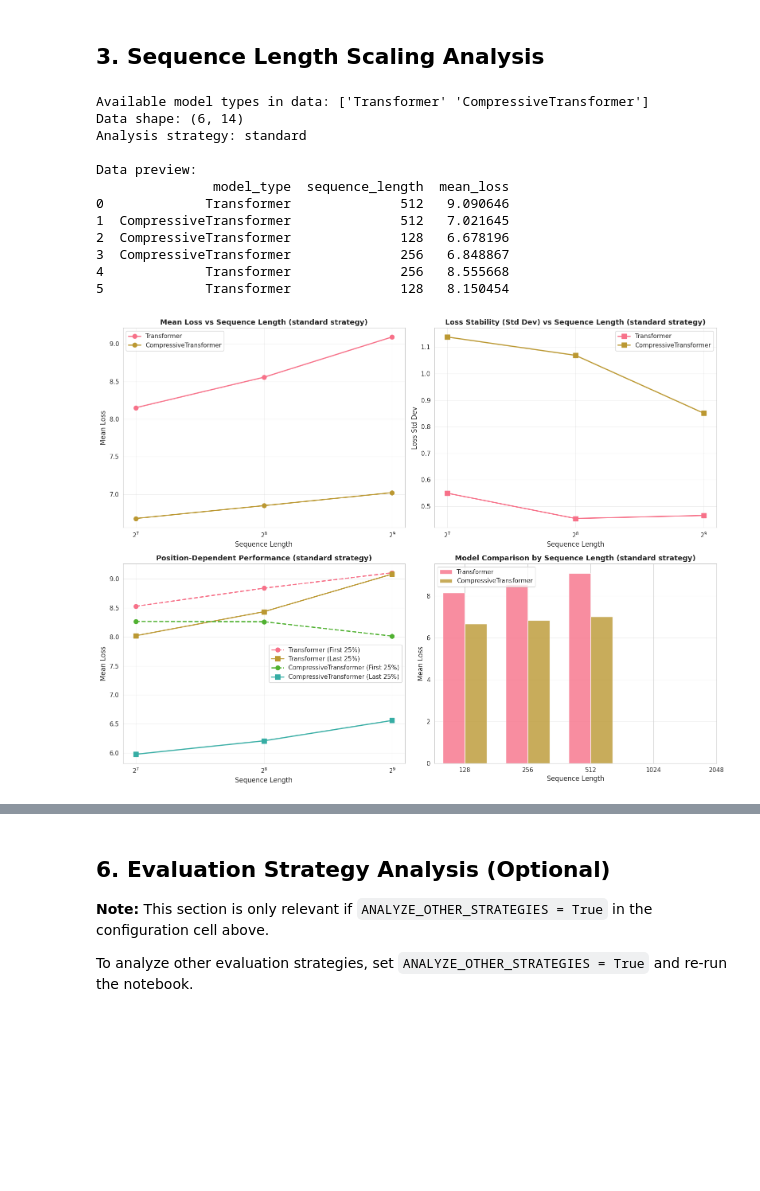
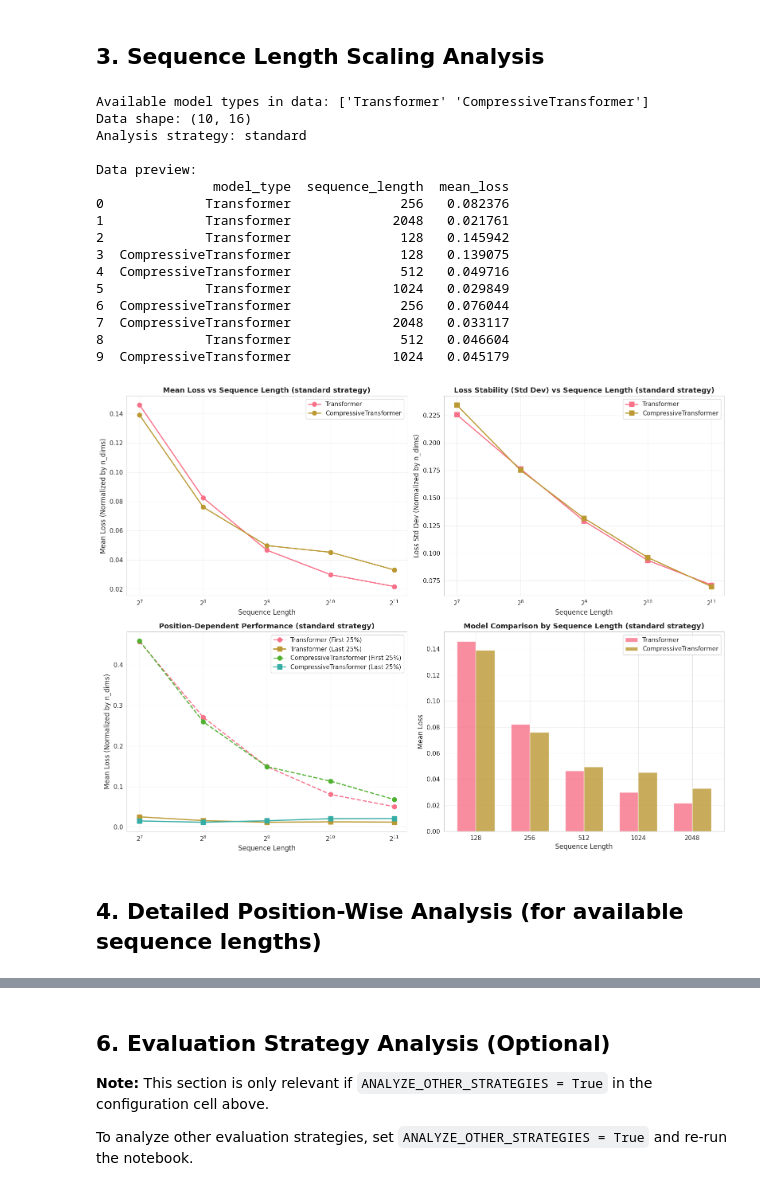
Before and after one commit to Jun-tsune/CS282_Final_Project, a Jupyter notebook: src/xi.ipynb, the cells around one changed output, grey strips where cells are left out. Saved outputs shown, nothing was run; the diff lists cells and outputs as text; code cells hidden in the pictures; blank space fills up the shorter version.

```diff
--- a/src/xi.ipynb
+++ b/src/xi.ipynb
@@ -294,7 +322,7 @@ if len(df_performance) > 0:
             ax1.plot(model_data['sequence_length'], model_data['mean_loss'],
                     marker='o', linewidth=2, markersize=8, label=model_type)
     ax1.set_xlabel('Sequence Length', fontsize=12)
-    ax1.set_ylabel('Mean Loss', fontsize=12)
+    ax1.set_ylabel('Mean Loss (Normalized by n_dims)', fontsize=12)
     ax1.set_title(f'Mean Loss vs Sequence Length ({DEFAULT_STRATEGY} strategy)', fontsize=13, fontweight='bold')
     ax1.legend()
     ax1.grid(True, alpha=0.3)
@@ -309,7 +337,7 @@ if len(df_performance) > 0:
             ax2.plot(model_data['sequence_length'], model_data['std_loss'],
                     marker='s', linewidth=2, markersize=8, label=model_type)
     ax2.set_xlabel('Sequence Length', fontsize=12)
-    ax2.set_ylabel('Loss Std Dev', fontsize=12)
+    ax2.set_ylabel('Loss Std Dev (Normalized by n_dims)', fontsize=12)
     ax2.set_title(f'Loss Stability (Std Dev) vs Sequence Length ({DEFAULT_STRATEGY} strategy)', fontsize=13, fontweight='bold')
     ax2.legend()
     ax2.grid(True, alpha=0.3)
@@ -326,7 +354,7 @@ if len(df_performance) > 0:
             ax3.plot(model_data['sequence_length'], model_data['last_quarter_mean'],
                     marker='s', linewidth=2, markersize=8, label=f'{model_type} (Last 25%)', linestyle='-')
     ax3.set_xlabel('Sequence Length', fontsize=12)
-    ax3.set_ylabel('Mean Loss', fontsize=12)
+    ax3.set_ylabel('Mean Loss (Normalized by n_dims)', fontsize=12)
     ax3.set_title(f'Position-Dependent Performance ({DEFAULT_STRATEGY} strategy)', fontsize=13, fontweight='bold')
     ax3.legend()
     ax3.grid(True, alpha=0.3)
@@ -361,38 +389,42 @@ if len(df_performance) > 0:
             trans_data = df_comp[(df_comp['Model'] == 'Transformer') & (df_comp['Sequence Length'] == seq_len)]
             comp_data = df_comp[(df_comp['Model'] == 'CompressiveTransformer') & (df_comp['Sequence Length'] == seq_len)]
 
             trans_losses.append(trans_data['Mean Loss'].values[0] if len(trans_data) > 0 else np.nan)
             comp_losses.append(comp_data['Mean Loss'].values[0] if len(comp_data) > 0 else np.nan)
 
         ax4.bar(x - width/2, trans_losses, width, label='Transformer', alpha=0.8)
         ax4.bar(x + width/2, comp_losses, width, label='CompressiveTransformer', alpha=0.8)
         ax4.set_xlabel('Sequence Length', fontsize=12)
         ax4.set_ylabel('Mean Loss', fontsize=12)
         ax4.set_title(f'Model Comparison by Sequence Length ({DEFAULT_STRATEGY} strategy)', fontsize=13, fontweight='bold')
         ax4.set_xticks(x)
         ax4.set_xticklabels(SEQUENCE_LENGTHS)
         ax4.legend()
         ax4.grid(axis='y', alpha=0.3)
     else:
         ax4.text(0.5, 0.5, 'No comparison data available',
                 ha='center', va='center', transform=ax4.transAxes)
         ax4.set_title('Model Comparison by Sequence Length', fontsize=13, fontweight='bold')
 
     plt.tight_layout()
     plt.show()
 else:
     print("No data available for plotting. Please run experiments first.")
 # %% [output]
 Available model types in data: ['Transformer' 'CompressiveTransformer']
-Data shape: (6, 14)
+Data shape: (10, 16)
 Analysis strategy: standard
 
 Data preview:
                model_type  sequence_length  mean_loss
-0             Transformer              512   9.090646
-1  CompressiveTransformer              512   7.021645
-2  CompressiveTransformer              128   6.678196
-3  CompressiveTransformer              256   6.848867
-4             Transformer              256   8.555668
-5             Transformer              128   8.150454
+0             Transformer              256   0.082376
+1             Transformer             2048   0.021761
+2             Transformer              128   0.145942
+3  CompressiveTransformer              128   0.139075
+4  CompressiveTransformer              512   0.049716
+5             Transformer             1024   0.029849
+6  CompressiveTransformer              256   0.076044
+7  CompressiveTransformer             2048   0.033117
+8             Transformer              512   0.046604
+9  CompressiveTransformer             1024   0.045179
-[figure, old version]
+[figure, new version]
@@ -401 +431,3 @@ Data preview:
+# %% [markdown]
+## 4. Detailed Position-Wise Analysis (for available sequence lengths)
 # %%
```
Also changed, not shown: parts of 16 cells of this notebook, 9 other files.
